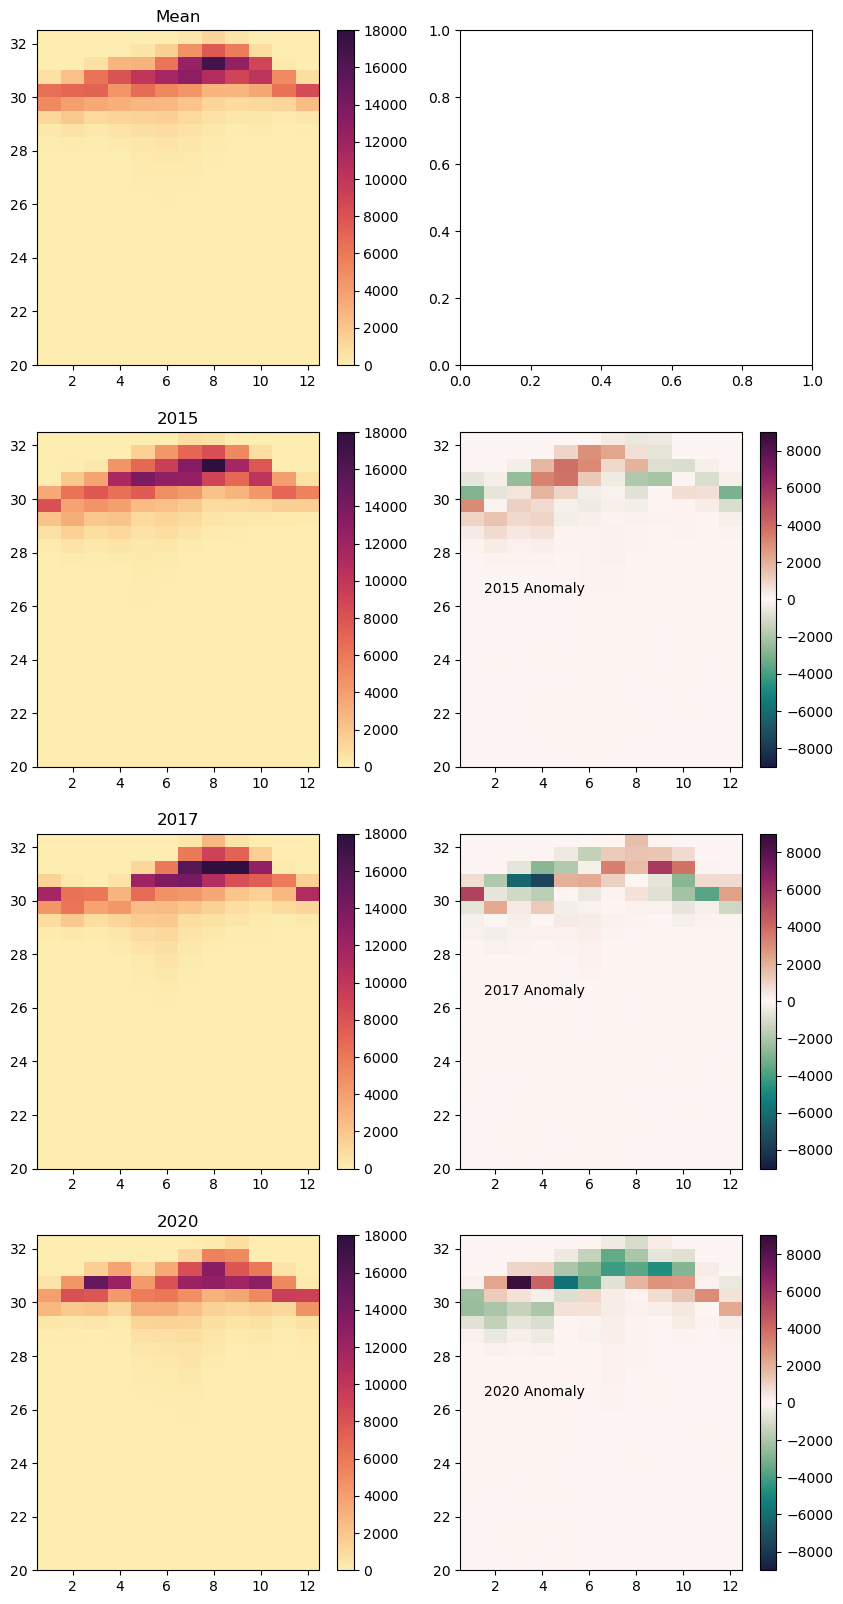
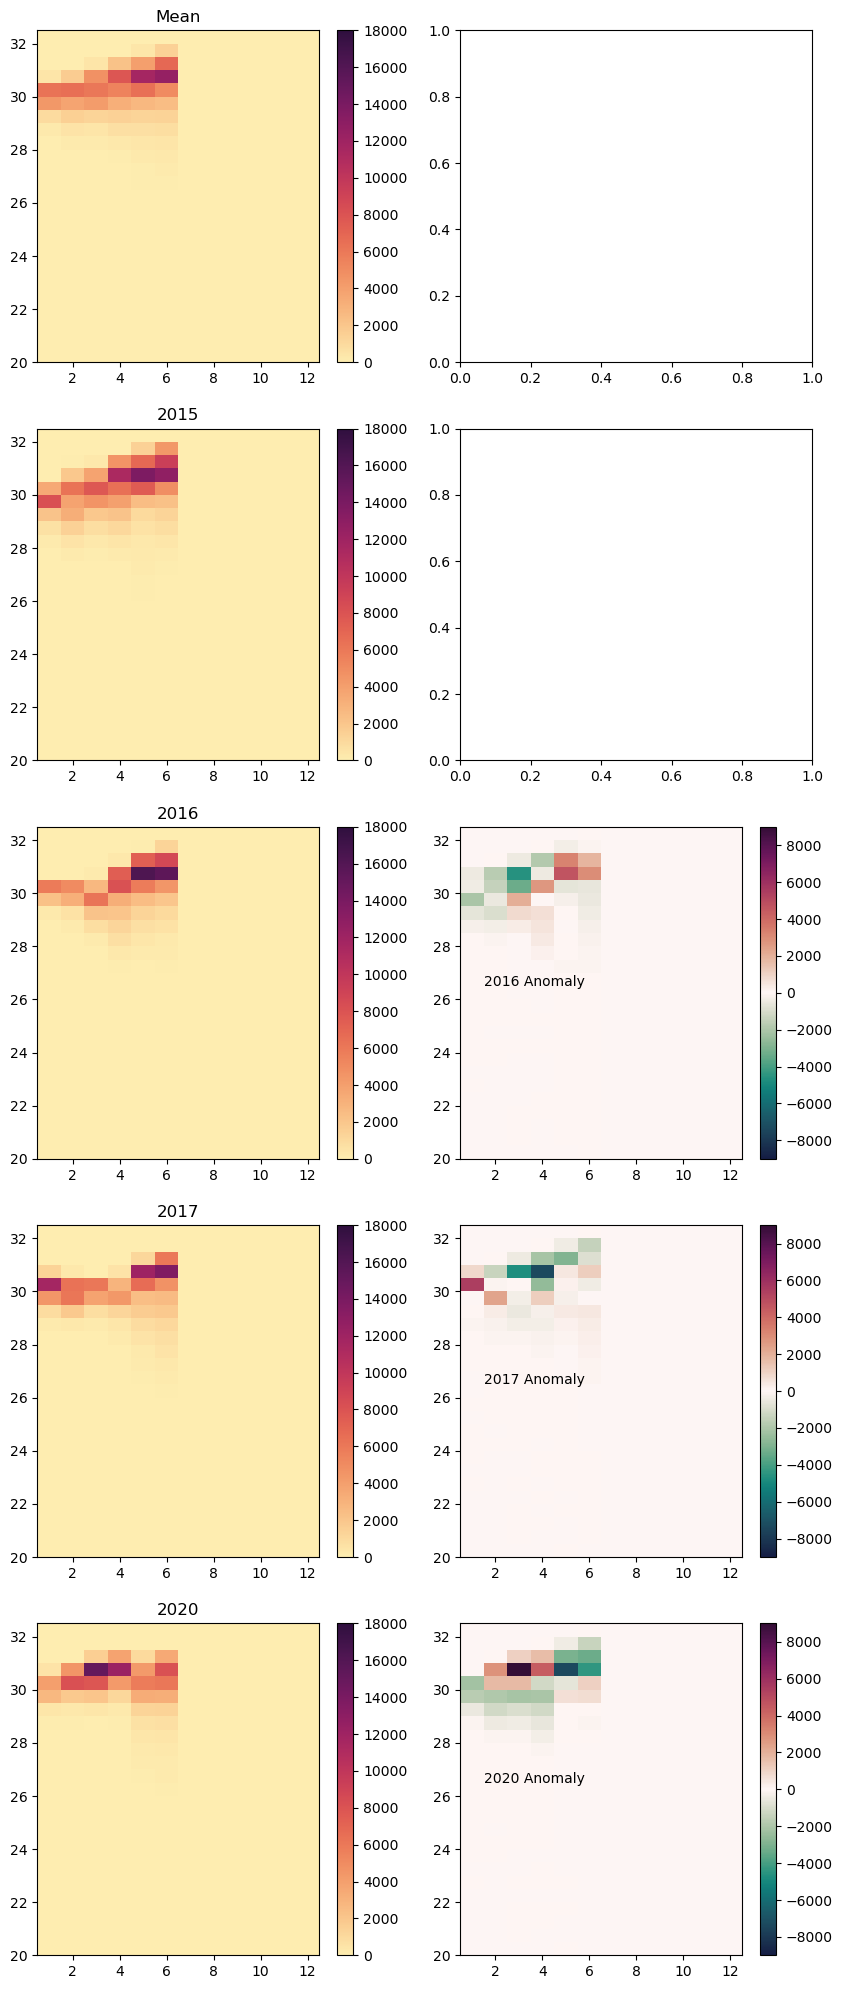
Code edit (unified diff) that turned the first committed figure into the second:
--- before
+++ after
@@ -1,3 +1,3 @@
-fig, axs = plt.subplots(4, 2, figsize=(10, 20))
+fig, axs = plt.subplots(5, 2, figsize=(10, 25))
 vmax = 18000
 av = 2
@@ -5,5 +5,5 @@
 cin_mean, xedge, yedge, im = axs[0, 0].hist2d((months), 
                                 (sals),
-                                weights=(transports)/24/30.5/3.,  # 3 years only at this point
+                                weights=(transports)/24/30.5/4.,  # 4 years only at this point
                                 bins=[month_bins, salt_bins], cmap=cm.matter, vmax=vmax)
 fig.colorbar(im, ax=axs[0, 0]);
@@ -18,19 +18,12 @@
 axs[1, 0].set_title('2015')
 
-c, xedge, yedge = np.histogram2d((months[years[:-iw]==year]), 
-                                (sals[years[:-iw]==year]),
-                                weights=(transports[years[:-iw]==year])/24/30.5,
-                                bins=[month_bins, salt_bins])
-im2 = axs[1, 1].pcolormesh(xedge, yedge, (c-cin_mean).transpose(), cmap=cm.curl, vmax=vmax/av, vmin=-vmax/av)
-fig.colorbar(im2, ax=axs[1, 1]);
-axs[1, 1].text(1.5, 26.5, '2015 Anomaly');
-
-year = 17
-c, xedge, yedge, im = axs[2, 0].hist2d((months[years[:-iw]==year]), 
+year = 16
+ir = 2
+c, xedge, yedge, im = axs[ir, 0].hist2d((months[years[:-iw]==year]), 
                                 (sals[years[:-iw]==year]),
                                 weights=(transports[years[:-iw]==year])/24/30.5,
                                 bins=[month_bins, salt_bins], cmap=cm.matter, vmax=vmax)
-fig.colorbar(im, ax=axs[2, 0]);
-axs[2, 0].set_title('2017')
+fig.colorbar(im, ax=axs[ir, 0]);
+axs[ir, 0].set_title(f'20{year}')
 
 c, xedge, yedge = np.histogram2d((months[years[:-iw]==year]), 
@@ -38,15 +31,16 @@
                                 weights=(transports[years[:-iw]==year])/24/30.5,
                                 bins=[month_bins, salt_bins])
-im2 = axs[2, 1].pcolormesh(xedge, yedge, (c-cin_mean).transpose(), cmap=cm.curl, vmax=vmax/av, vmin=-vmax/av)
-fig.colorbar(im2, ax=axs[2, 1]);
-axs[2, 1].text(1.5, 26.5, '2017 Anomaly');
+im2 = axs[ir, 1].pcolormesh(xedge, yedge, (c-cin_mean).transpose(), cmap=cm.curl, vmax=vmax/av, vmin=-vmax/av)
+fig.colorbar(im2, ax=axs[ir, 1]);
+axs[ir, 1].text(1.5, 26.5, f'20{year} Anomaly');
 
-year = 20
-c, xedge, yedge, im = axs[3,0].hist2d((months[years[:-iw]==year]), 
+year = 17
+ir = 3
+c, xedge, yedge, im = axs[ir, 0].hist2d((months[years[:-iw]==year]), 
                                 (sals[years[:-iw]==year]),
                                 weights=(transports[years[:-iw]==year])/24/30.5,
                                 bins=[month_bins, salt_bins], cmap=cm.matter, vmax=vmax)
-fig.colorbar(im, ax=axs[3, 0]);
-axs[3, 0].set_title('2020')
+fig.colorbar(im, ax=axs[ir, 0]);
+axs[ir, 0].set_title('2017')
 
 c, xedge, yedge = np.histogram2d((months[years[:-iw]==year]), 
@@ -54,5 +48,22 @@
                                 weights=(transports[years[:-iw]==year])/24/30.5,
                                 bins=[month_bins, salt_bins])
-im2 = axs[3, 1].pcolormesh(xedge, yedge, (c-cin_mean).transpose(), cmap=cm.curl, vmax=vmax/av, vmin=-vmax/av)
-fig.colorbar(im2, ax=axs[3, 1]);
-axs[3, 1].text(1.5, 26.5, '2020 Anomaly');
+im2 = axs[ir, 1].pcolormesh(xedge, yedge, (c-cin_mean).transpose(), cmap=cm.curl, vmax=vmax/av, vmin=-vmax/av)
+fig.colorbar(im2, ax=axs[ir, 1]);
+axs[ir, 1].text(1.5, 26.5, '2017 Anomaly');
+
+year = 20
+ir = 4
+c, xedge, yedge, im = axs[ir, 0].hist2d((months[years[:-iw]==year]), 
+                                (sals[years[:-iw]==year]),
+                                weights=(transports[years[:-iw]==year])/24/30.5,
+                                bins=[month_bins, salt_bins], cmap=cm.matter, vmax=vmax)
+fig.colorbar(im, ax=axs[ir, 0]);
+axs[ir, 0].set_title('2020')
+
+c, xedge, yedge = np.histogram2d((months[years[:-iw]==year]), 
+                                (sals[years[:-iw]==year]),
+                                weights=(transports[years[:-iw]==year])/24/30.5,
+                                bins=[month_bins, salt_bins])
+im2 = axs[ir, 1].pcolormesh(xedge, yedge, (c-cin_mean).transpose(), cmap=cm.curl, vmax=vmax/av, vmin=-vmax/av)
+fig.colorbar(im2, ax=axs[ir, 1]);
+axs[ir, 1].text(1.5, 26.5, '2020 Anomaly');

Commit: Update with salinity limit for flux comparision